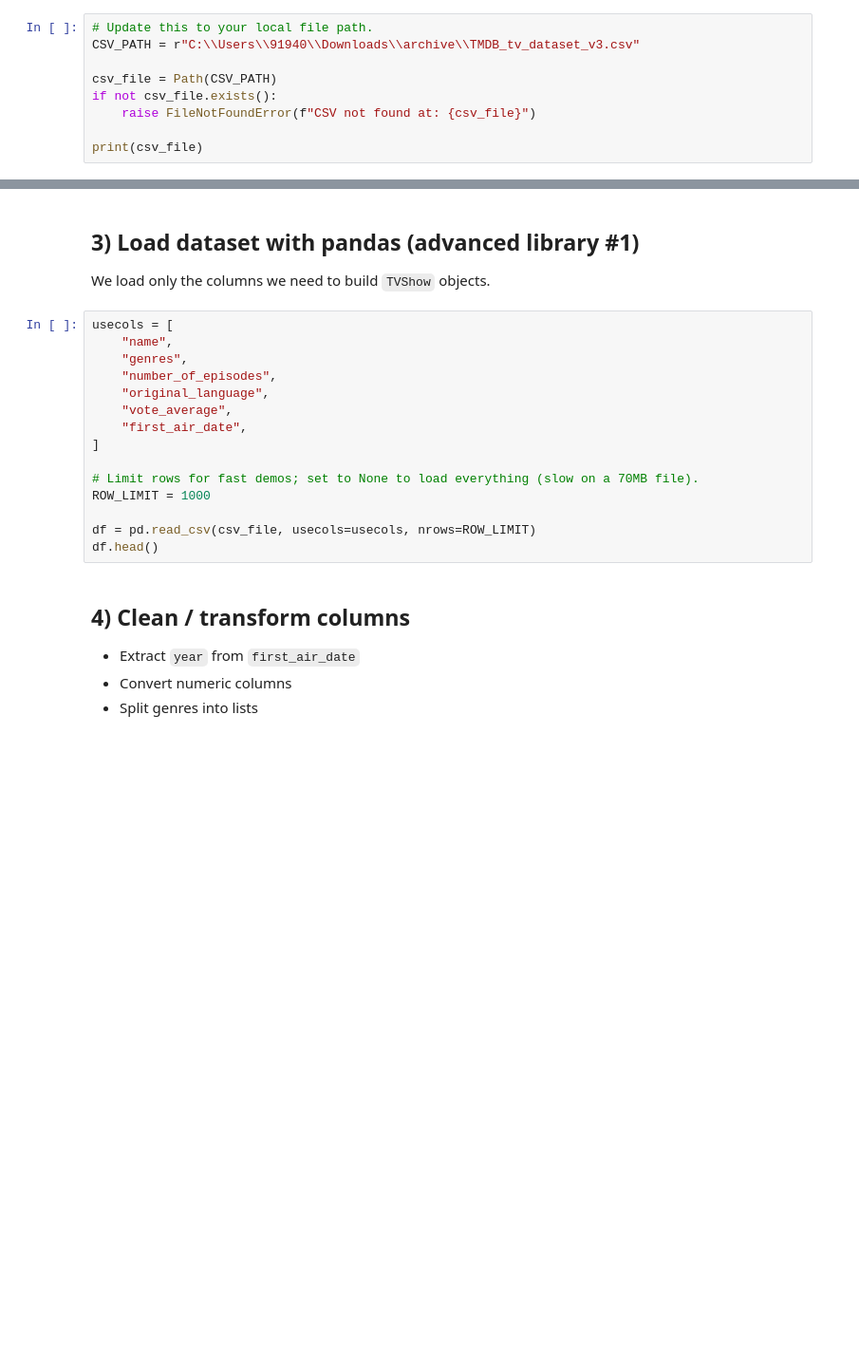
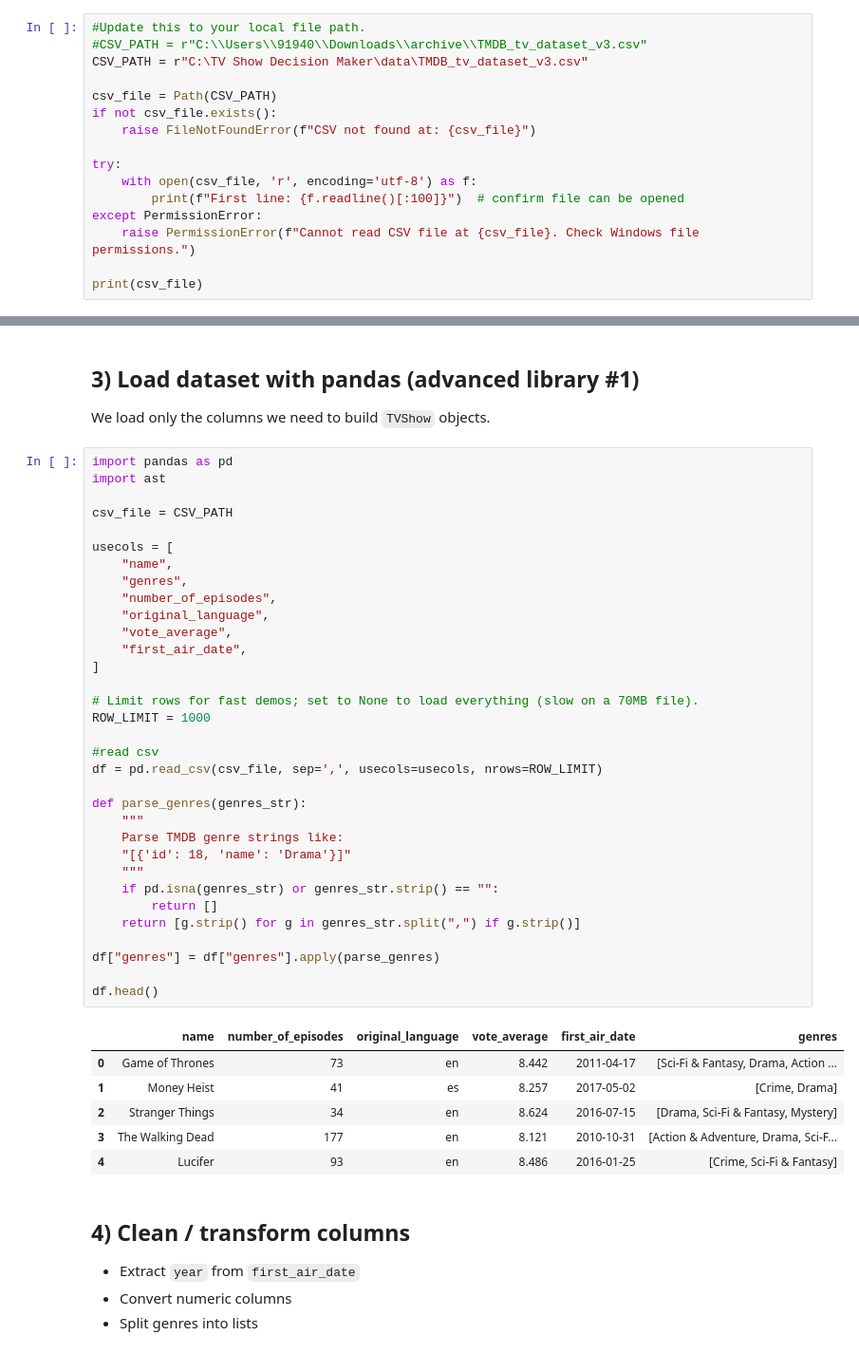
Before and after one commit to ggbeanz/EE551_Final_Project, a Jupyter notebook: tv-show-recommender/notebooks/main.ipynb, the cells around one changed output, grey strips where cells are left out. Shown at 95% size. Drawn from its saved outputs; the diff is of its cells as text; blank space fills up the shorter version.

Commit message:
final main.py code
updated a few things to get this code to run

```diff
--- a/tv-show-recommender/notebooks/main.ipynb
+++ b/tv-show-recommender/notebooks/main.ipynb
@@ -29,11 +37,18 @@ Set `CSV_PATH` to wherever you stored `TMDB_tv_dataset_v3.csv`.
 Example (Windows):
 - `r"C:\\Users\\91940\\Downloads\\archive\\TMDB_tv_dataset_v3.csv"`
 # %%
-# Update this to your local file path.
-CSV_PATH = r"C:\\Users\\91940\\Downloads\\archive\\TMDB_tv_dataset_v3.csv"
+#Update this to your local file path.
+#CSV_PATH = r"C:\\Users\\91940\\Downloads\\archive\\TMDB_tv_dataset_v3.csv"
+CSV_PATH = r"C:\TV Show Decision Maker\data\TMDB_tv_dataset_v3.csv"
 
 csv_file = Path(CSV_PATH)
 if not csv_file.exists():
     raise FileNotFoundError(f"CSV not found at: {csv_file}")
 
+try:
+    with open(csv_file, 'r', encoding='utf-8') as f:
+        print(f"First line: {f.readline()[:100]}")  # confirm file can be opened
+except PermissionError:
+    raise PermissionError(f"Cannot read CSV file at {csv_file}. Check Windows file permissions.")
+
 print(csv_file)
@@ -42,20 +60,45 @@ print(csv_file)
 
 We load only the columns we need to build `TVShow` objects.
 # %%
+import pandas as pd
+import ast
+
+csv_file = CSV_PATH
+
 usecols = [
     "name",
     "genres",
     "number_of_episodes",
     "original_language",
     "vote_average",
     "first_air_date",
 ]
 
 # Limit rows for fast demos; set to None to load everything (slow on a 70MB file).
 ROW_LIMIT = 1000
 
-df = pd.read_csv(csv_file, usecols=usecols, nrows=ROW_LIMIT)
+#read csv
+df = pd.read_csv(csv_file, sep=',', usecols=usecols, nrows=ROW_LIMIT)
+
+def parse_genres(genres_str):
+    """
+    Parse TMDB genre strings like:
+    "[{'id': 18, 'name': 'Drama'}]"
+    """
+    if pd.isna(genres_str) or genres_str.strip() == "":
+        return []
+    return [g.strip() for g in genres_str.split(",") if g.strip()]
+
+df["genres"] = df["genres"].apply(parse_genres)
+
 df.head()
+# %% [output]
+|  | name | number_of_episodes | original_language | vote_average | first_air_date | genres |
+| 0 | Game of Thrones | 73 | en | 8.442 | 2011-04-17 | [Sci-Fi & Fantasy, Drama, Action ... |
+| 1 | Money Heist | 41 | es | 8.257 | 2017-05-02 | [Crime, Drama] |
+| 2 | Stranger Things | 34 | en | 8.624 | 2016-07-15 | [Drama, Sci-Fi & Fantasy, Mystery] |
+| 3 | The Walking Dead | 177 | en | 8.121 | 2010-10-31 | [Action & Adventure, Drama, Sci-F... |
+| 4 | Lucifer | 93 | en | 8.486 | 2016-01-25 | [Crime, Sci-Fi & Fantasy] |
 # %% [markdown]
 ## 4) Clean / transform columns
 
```
Also changed, not shown: parts of 7 cells of this notebook.
